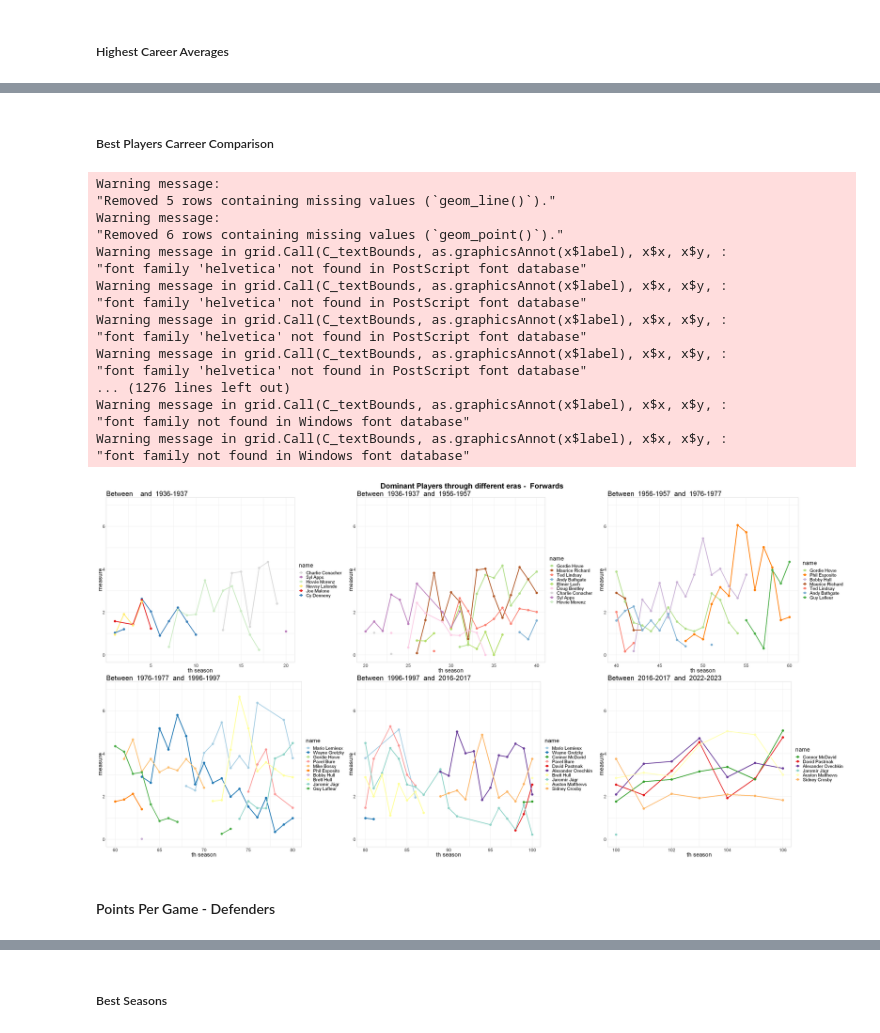
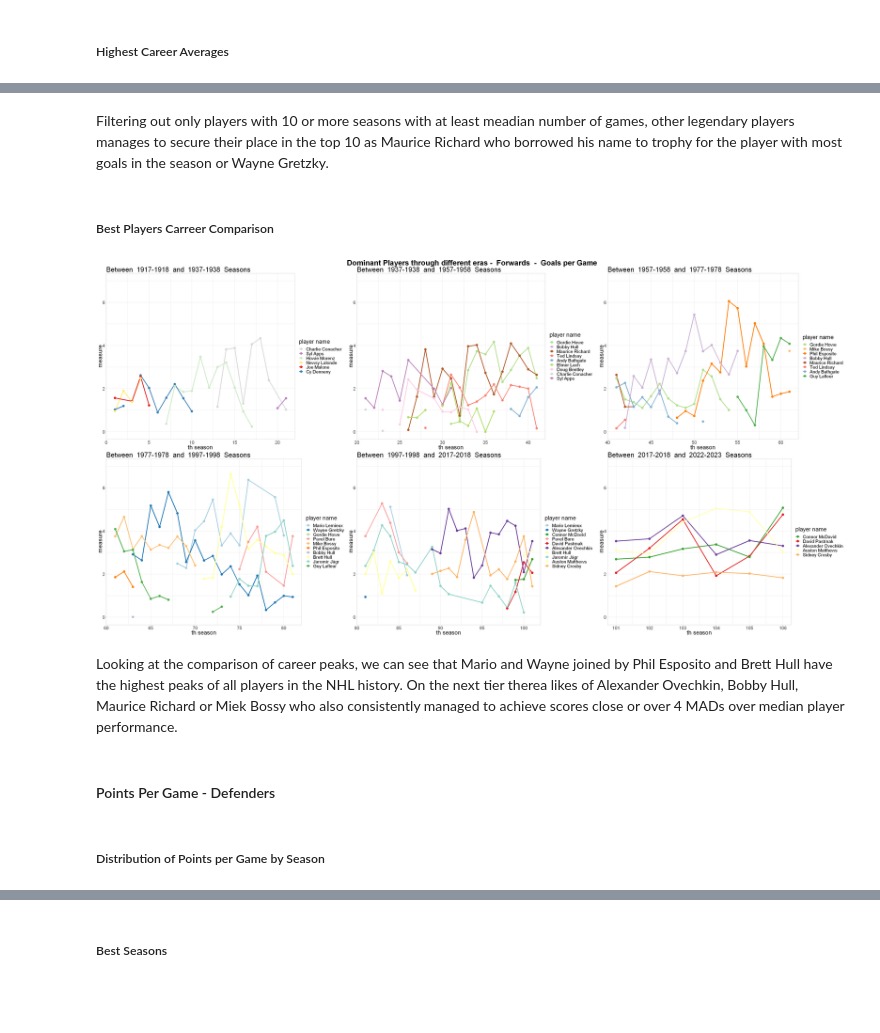
Before and after one commit to honzaz1234/elite, a Jupyter notebook: report/nhl.ipynb, the cells around one changed output, grey strips where cells are left out. Drawn from its saved outputs; the diff is of its cells as text; code cells hidden in the pictures; blank space fills up the shorter version.

```diff
--- a/report/nhl.ipynb
+++ b/report/nhl.ipynb
@@ -46,7 +67,7 @@ create_comparative_measure <- function(df, position_match, reg_seas, stat) {
   df_2 <- df %>%
     group_by(season) %>%
     filter(gp > 0) %>%
-    mutate(median_games = median(gp, na.rm = TRUE), median_stat=median({{stat}}, na.rm=TRUE)) %>%
+    mutate(median_games = median(gp, na.rm = TRUE), median_stat = median({{ stat }}, na.rm = TRUE)) %>%
     filter(gp >= median_games)
 
   season_values <- df_2 %>%
@@ -54,7 +75,7 @@ create_comparative_measure <- function(df, position_match, reg_seas, stat) {
     filter(regular_season == reg_seas) %>%
     group_by(season) %>%
     summarize(
-    mad = mad({{ stat }}, na.rm=TRUE),
+    mad = mad({{ stat }}, na.rm = TRUE),
     median = median({{ stat }}, na.rm = TRUE)
     )
 
@@ -76,7 +97,7 @@ create_career_measure <- function(df) {
 }
 
 ## creates plot comparing 'measure' values for chosen players in a chosen time period
-create_comparison_plot <- function(df, position, stat, player_filter, min=NULL, max=NULL, min_y=0, max_y=7, colour_mapping){
+create_comparison_plot <- function(df, position, stat, player_filter, min = NULL, max = NULL, min_y = 0, max_y = 7, colour_mapping){
   if (position == "forward") {
     title_name <- "Forwards"
   }
@@ -102,7 +123,7 @@ create_comparison_plot <- function(df, position, stat, player_filter, min=NULL,
   }
     min_season <- df %>%
       ungroup() %>%
-      filter(season_id==min) %>%
+      filter(season_id == min) %>%
       distinct(season) %>%
       pull(season)
  if (is.null(max)) {
@@ -110,7 +131,7 @@ create_comparison_plot <- function(df, position, stat, player_filter, min=NULL,
   }
     max_season <- df %>%
       ungroup() %>%
-      filter(season_id==max) %>%
+      filter(season_id == max) %>%
       distinct(season) %>%
       pull(season)
 
@@ -127,13 +148,13 @@ create_comparison_plot <- function(df, position, stat, player_filter, min=NULL,
     filter(player %in% players)
 
   plot <- df_filered %>%
-    mutate(name=factor(name, levels=cm_filtered$player)) %>%
+    mutate(name = factor(name, levels = cm_filtered$player)) %>%
     ggplot(., aes(x = season_id, y = measure, colour = name, group = name)) +
     geom_line(size = 1.5) +
     geom_point(size = 4) +
-    labs(title=paste("Between ", min_season, " and ", max_season), x="th season") +
+    labs(title=paste("Between ", min_season, " and ", max_season, " Seasons"), x = "th season", colour = "player name") +
     ylim(min_y, max_y) +
-    scale_colour_manual(labels=cm_filtered$player, values=cm_filtered$colour_hex)+
+    scale_colour_manual(labels = cm_filtered$player, values = cm_filtered$colour_hex)+
     def_plot_setup
 
     plot
@@ -149,8 +170,14 @@ create_era_comparison_plot <-function(df, position, stat, player_list, season_li
   for (ind in 1:(length(season_limits) - 1)) {
     min <- season_limits[ind]
     max <- season_limits[ind + 1]
-    plot_period <- create_comparison_plot(df=df, position=position, stat=stat, player_list,
-                    min=min, max=max, colour_mapping=colour_mapping, max_y=max_y)
+    plot_period <- create_comparison_plot(df = df,
+                                          position = position,
+                                          stat = stat,
+                                          player_filter = player_list,
+                                          min = min,
+                                          max = max,
+                                          colour_mapping = colour_mapping,
+                                          max_y = max_y)
     list_plots[[ind]] <- plot_period
     }
     plot <- ggarrange(plotlist=list_plots)
@@ -163,8 +190,12 @@ create_era_comparison_plot <-function(df, position, stat, player_list, season_li
     else if (stat=="svp"){
       stat_title <- "Save Percentage"
     }
-    annotate_figure(plot, top = text_grob(paste("Dominant Players through different eras - ",
-                    title_position, " - ", stat_title), color = "black", face = "bold", size = 28))
+    annotate_figure(plot,
+                    top = text_grob(paste("Dominant Players through different eras - ",
+                                          title_position, " - ", stat_title),
+                                          color = "black",
+                                          face = "bold",
+                                          size = 28))
 }
 # %%
 #constants
@@ -566,26 +560,21 @@ We can see that as in the case of points per game the measure is affected by pre
+# %% [markdown]
+Filtering out only players with 10 or more seasons with at least meadian number of games, other legendary players manages to secure their place in the top 10 as Maurice Richard who borrowed his name to trophy for the player with most goals in the season or Wayne Gretzky.
 # %% [markdown]
 ##### Best Players Carreer Comparison
 # %%
 options(repr.plot.width = 40, repr.plot.height = 20)
-create_era_comparison_plot(df=dominance_g_f, position="forward", stat="gpg", player_list=forward_legends, season_limits=eras_limits, title_position="Forwards", max_y=7)
+create_era_comparison_plot(df = dominance_g_f,
+                        position = "forward",
+                        stat = "gpg",
+                        player_list = forward_legends,
+                        season_limits = eras_limits,
+                        title_position = "Forwards",
+                        max_y = 7)
 # %% [output]
-Warning message:
-"Removed 5 rows containing missing values (`geom_line()`)."
-Warning message:
-"Removed 6 rows containing missing values (`geom_point()`)."
-Warning message in grid.Call(C_textBounds, as.graphicsAnnot(x$label), x$x, x$y, :
-"font family 'helvetica' not found in PostScript font database"
-Warning message in grid.Call(C_textBounds, as.graphicsAnnot(x$label), x$x, x$y, :
-"font family 'helvetica' not found in PostScript font database"
-Warning message in grid.Call(C_textBounds, as.graphicsAnnot(x$label), x$x, x$y, :
-"font family 'helvetica' not found in PostScript font database"
-Warning message in grid.Call(C_textBounds, as.graphicsAnnot(x$label), x$x, x$y, :
-"font family 'helvetica' not found in PostScript font database"
-... (1276 lines left out)
-Warning message in grid.Call(C_textBounds, as.graphicsAnnot(x$label), x$x, x$y, :
-"font family not found in Windows font database"
-Warning message in grid.Call(C_textBounds, as.graphicsAnnot(x$label), x$x, x$y, :
-"font family not found in Windows font database"
-[figure, old version]
+[figure, new version]
+# %% [markdown]
+Looking at the comparison of career peaks, we can see that Mario and Wayne joined by Phil Esposito and Brett Hull have the highest peaks of all players in the NHL history. On the next tier therea likes of Alexander Ovechkin, Bobby Hull, Maurice Richard or Miek Bossy who also consistently managed to achieve scores close or over 4 MADs over median player performance.
 # %% [markdown]
 #### Points Per Game - Defenders
+# %% [markdown]
+##### Distribution of Points per Game by Season
```
Also changed, not shown: parts of 50 cells of this notebook.
